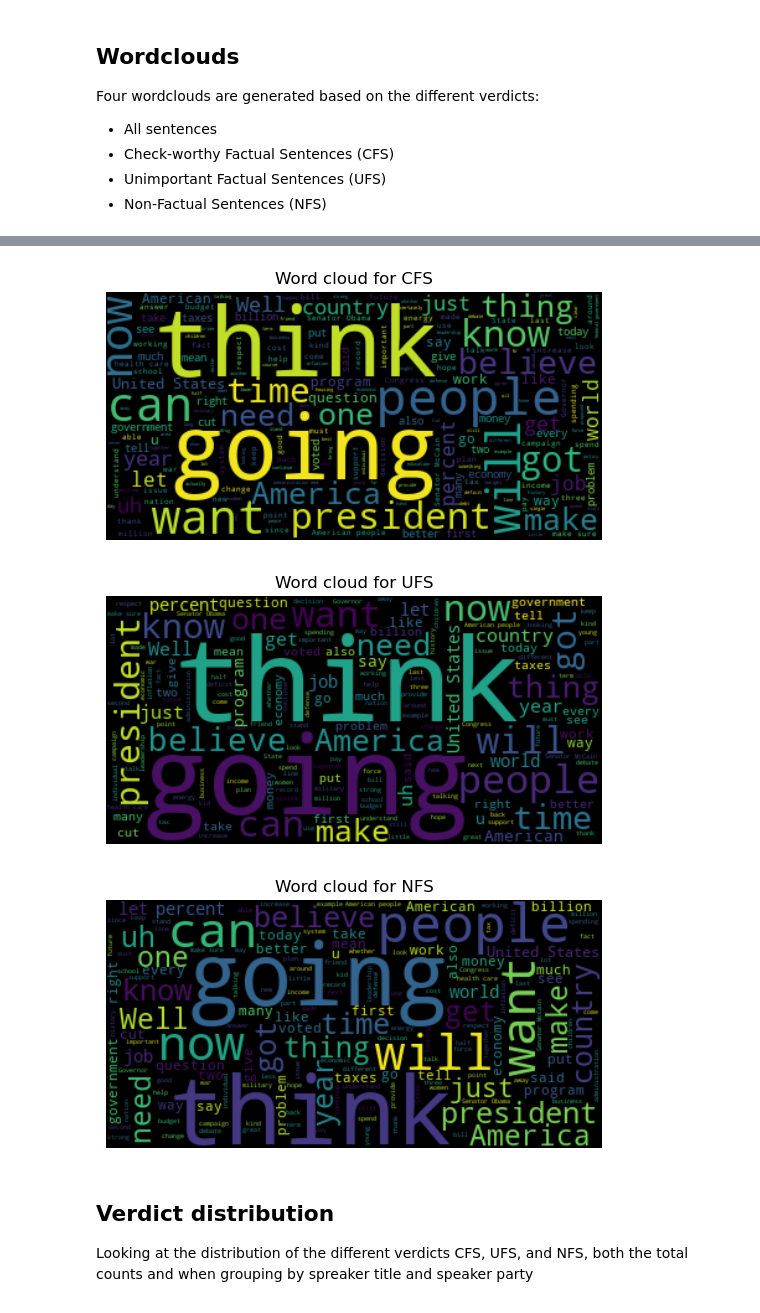
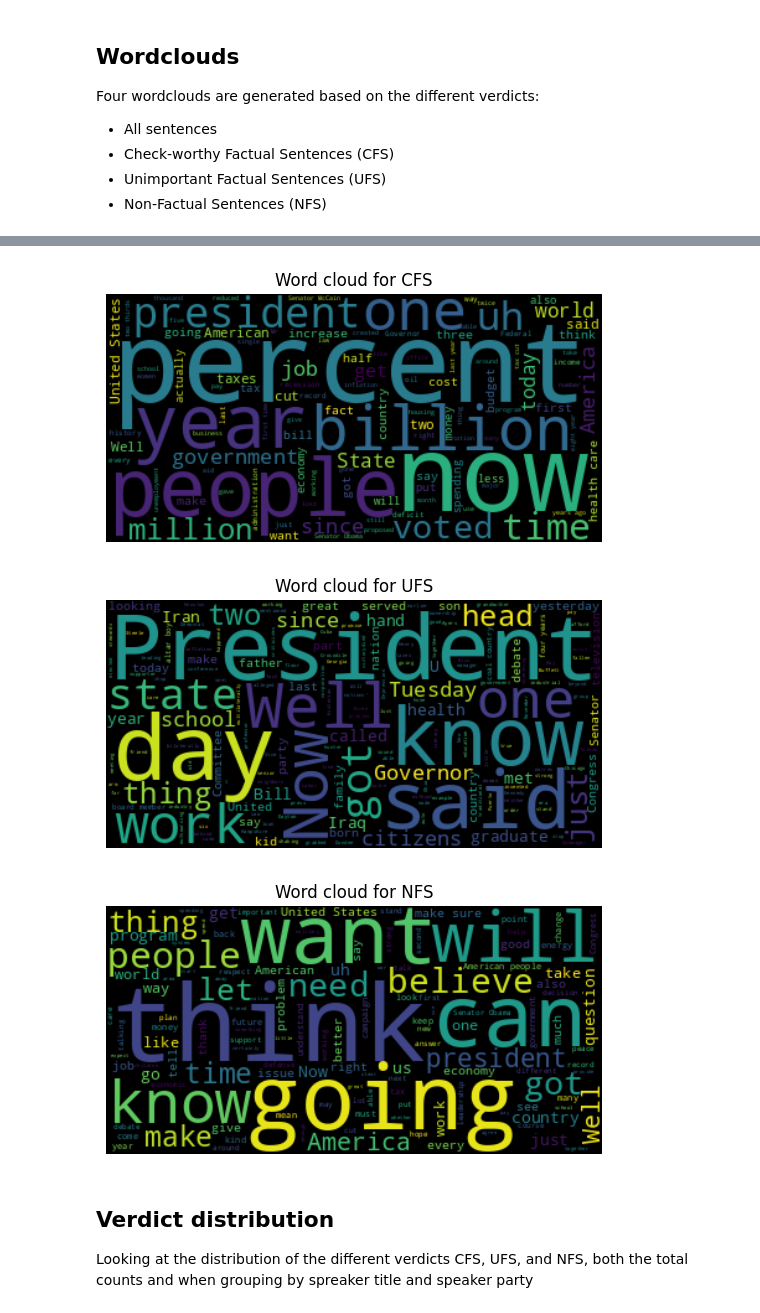
Before and after one commit to matsbratvold/Checkworthiness-Detection-with-Open-Source-LLMs, a Jupyter notebook: src/claimbuster.ipynb, the cells around one changed output, grey strips where cells are left out. Cells and saved outputs as stored; diff of their text form; code cells hidden in the pictures.

Commit message:
Fixed mistake with wordclouds and preventing unnecessary saving of plots

```diff
--- a/src/claimbuster.ipynb
+++ b/src/claimbuster.ipynb
@@ -42,23 +40,27 @@ Four wordclouds are generated based on the different verdicts:
 # %%
 %autoreload
 
 categories = ["All", "CFS", "UFS", "NFS"]
 verdicts = [None, ClaimbusterMultiClassLabel.CFS, ClaimbusterMultiClassLabel.UFS, ClaimbusterMultiClassLabel.NFS]
 speaker_parties = [f"Word cloud for {category}" for category in categories]
 base_dir = os.path.join("..", "figures", "claimbuster", "wordclouds")
 file_paths = [os.path.join(base_dir, f"{category}.png") for category in categories]
 
 if not os.path.exists(base_dir):
     os.makedirs(base_dir)
 
-for category, speaker_party, file_path in zip(categories, speaker_parties, file_paths):
-    text = dataframe_to_text(data, labels=["Text"])
+for verdict, speaker_party, file_path in zip(verdicts, speaker_parties, file_paths):
+    if verdict is None:
+        text = dataframe_to_text(data, labels=["Text"])
+    else:
+        filtered_data = data[data["Verdict"] == verdict.value]
+        text = dataframe_to_text(filtered_data, labels=["Text"])
     show_word_cloud(text, speaker_party, file_path)
 # %% [output]
 [figure]
-[figure, old version]
+[figure, new version]
-[figure, old version]
+[figure, new version]
-[figure, old version]
+[figure, new version]
 # %% [markdown]
 ## Verdict distribution
 
```
Also changed, not shown: parts of 2 cells of this notebook, 4 other files.
